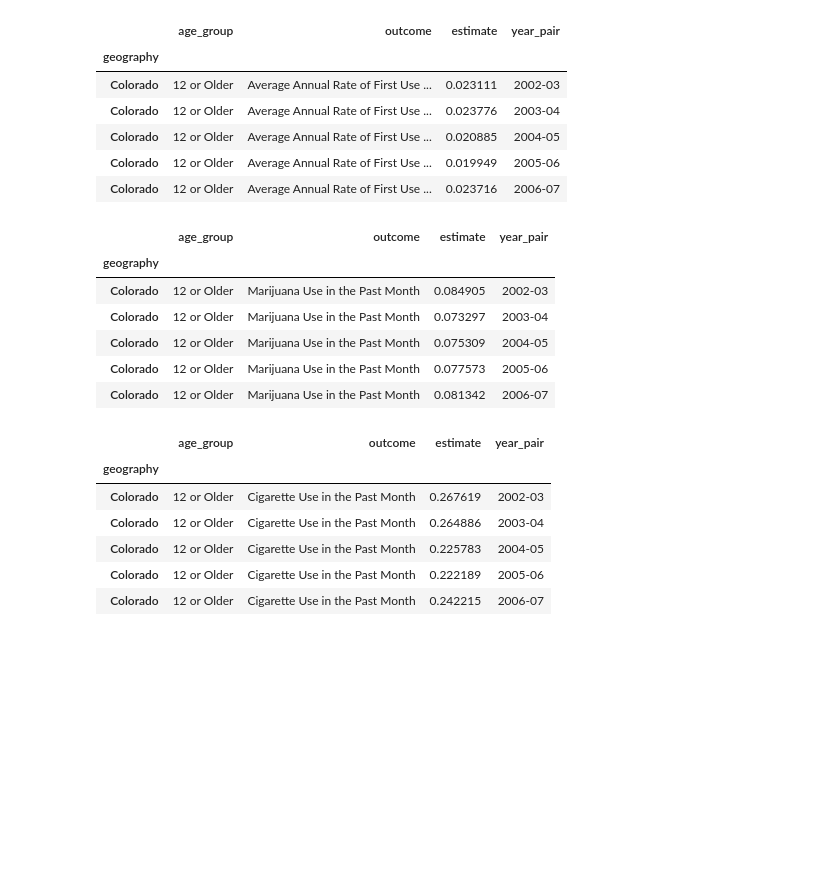
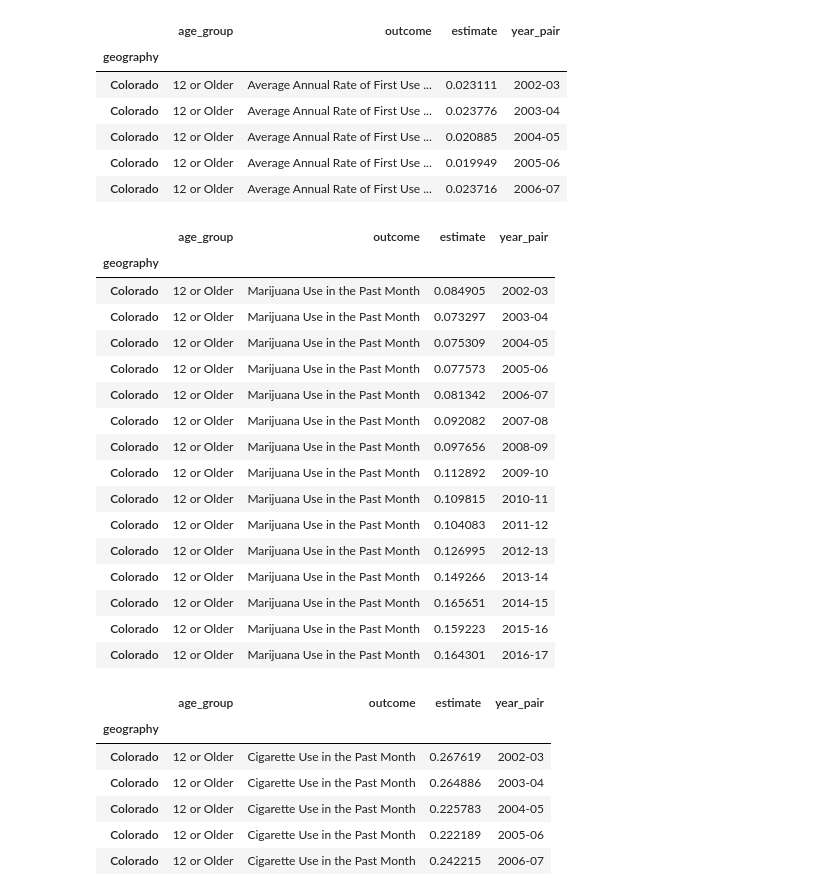
Before and after one commit to zdsteele/Project_1, a Jupyter notebook: Drug_Data_Years_Zach/Concatenated_df.ipynb, the cells around one changed output. Saved outputs shown, nothing was run; the diff lists cells and outputs as text; code cells hidden in the pictures; blank space fills up the shorter version.

```diff
--- a/Drug_Data_Years_Zach/Concatenated_df.ipynb
+++ b/Drug_Data_Years_Zach/Concatenated_df.ipynb
@@ -37,16 +37,27 @@ Colorado_First_Use_df.head()
 # %%
 # Colorado Ages 12 or Older Marijuana Use in the Past Month
 Colorado_Mar_df = Colorado_loc.loc[Colorado_loc["outcome"] == "Marijuana Use in the Past Month"]
 Colorado_age12 = Colorado_Mar_df.loc[Colorado_Mar_df["age_group"] == "12 or Older"]
-Colorado_age12.drop_duplicates(subset='year_pair', keep="last").head()
+Col_Plot = Colorado_age12.drop_duplicates(subset='year_pair', keep="last")
+Col_Plot
 # %% [output]
 |  | age_group | outcome | estimate | year_pair |
 | geography |  |  |  |  |
 | Colorado | 12 or Older | Marijuana Use in the Past Month | 0.084905 | 2002-03 |
 | Colorado | 12 or Older | Marijuana Use in the Past Month | 0.073297 | 2003-04 |
 | Colorado | 12 or Older | Marijuana Use in the Past Month | 0.075309 | 2004-05 |
 | Colorado | 12 or Older | Marijuana Use in the Past Month | 0.077573 | 2005-06 |
 | Colorado | 12 or Older | Marijuana Use in the Past Month | 0.081342 | 2006-07 |
+| Colorado | 12 or Older | Marijuana Use in the Past Month | 0.092082 | 2007-08 |
+| Colorado | 12 or Older | Marijuana Use in the Past Month | 0.097656 | 2008-09 |
+| Colorado | 12 or Older | Marijuana Use in the Past Month | 0.112892 | 2009-10 |
+| Colorado | 12 or Older | Marijuana Use in the Past Month | 0.109815 | 2010-11 |
+| Colorado | 12 or Older | Marijuana Use in the Past Month | 0.104083 | 2011-12 |
+| Colorado | 12 or Older | Marijuana Use in the Past Month | 0.126995 | 2012-13 |
+| Colorado | 12 or Older | Marijuana Use in the Past Month | 0.149266 | 2013-14 |
+| Colorado | 12 or Older | Marijuana Use in the Past Month | 0.165651 | 2014-15 |
+| Colorado | 12 or Older | Marijuana Use in the Past Month | 0.159223 | 2015-16 |
+| Colorado | 12 or Older | Marijuana Use in the Past Month | 0.164301 | 2016-17 |
 # %%
 # Colorado Ages 12 or Older Cigarrete Use in the Past Month
 Colorado_Cig_df = Colorado_loc.loc[Colorado_loc["outcome"] == "Cigarette Use in the Past Month"]
```
Also changed, not shown: parts of 2 cells of this notebook.
